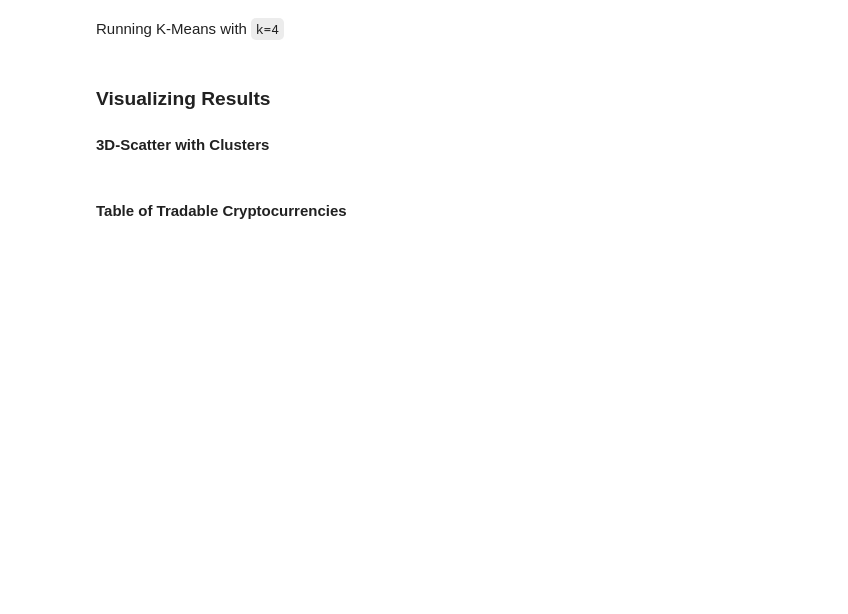
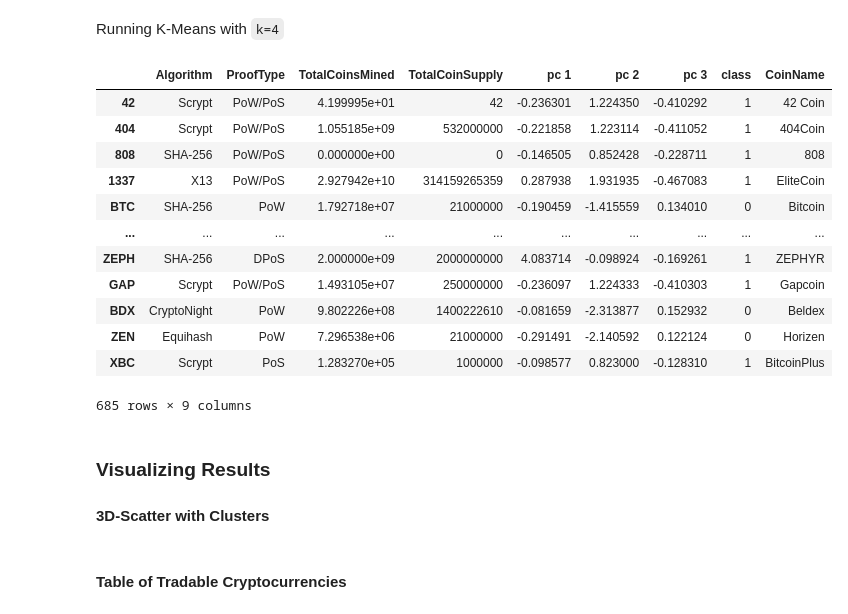
Before and after one commit to Kmaldonado18/unit13-challenge, a Jupyter notebook: Starter_Files/crypto_clustering.ipynb, the cells around one changed output. Cells and saved outputs as stored; diff of their text form; code cells hidden in the pictures; blank space fills up the shorter version.

```diff
--- a/Starter_Files/crypto_clustering.ipynb
+++ b/Starter_Files/crypto_clustering.ipynb
@@ -246,3 +246,7 @@ crypto_pca_df.head()
 | 2 | -0.146505 | 0.852428 | -0.228711 |
 | 3 | 0.287938 | 1.931935 | -0.467083 |
 | 4 | -0.190459 | -1.415559 | 0.134010 |
+# %%
+#use the crypto_df.index as the index for this new DataFrame.
+pcs_df=pcs_df.set_index(crypto_df.index)
+pcs_df
@@ -254,7 +272,13 @@ crypto_pca_df.head()
 inertia = []
 k = list(range(1, 11))
 
-# Calculate the inertia for the range ok k values
-
+# Calculate the inertia for the range of k values
+for i in k:
+    km = KMeans(n_clusters=i, random_state=0)
+    km.fit(pcs_df)
+    inertia.append(km.inertia_)
 
 # Create the Elbow Curve using hvPlot
+elbow_data = {"k": k, "inertia": inertia}
+df_elbow = pd.DataFrame(elbow_data)
+df_elbow.hvplot.line(x="k", y="inertia", xticks=k, title="Elbow Curve")
@@ -262,12 +290,34 @@ k = list(range(1, 11))
 Running K-Means with `k=4`
 # %%
 # Initialize the K-Means model
+model = KMeans(n_clusters=4, random_state=0)
 
 # Fit the model
+model.fit(pcs_df)
 
 # Predict clusters
+predictions = model.predict(pcs_df)
 
 # Create a new DataFrame including predicted clusters and cryptocurrencies features
+pcs_df["class"] = model.labels_
+pcs_df.head()
+
+clustered_df = pd.concat([crypto_df, pcs_df, coins_name], join="inner", axis=1)
+clustered_df
+# %% [output]
+|  | Algorithm | ProofType | TotalCoinsMined | TotalCoinSupply | pc 1 | pc 2 | pc 3 | class | CoinName |
+| 42 | Scrypt | PoW/PoS | 4.199995e+01 | 42 | -0.236301 | 1.224350 | -0.410292 | 1 | 42 Coin |
+| 404 | Scrypt | PoW/PoS | 1.055185e+09 | 532000000 | -0.221858 | 1.223114 | -0.411052 | 1 | 404Coin |
+| 808 | SHA-256 | PoW/PoS | 0.000000e+00 | 0 | -0.146505 | 0.852428 | -0.228711 | 1 | 808 |
+| 1337 | X13 | PoW/PoS | 2.927942e+10 | 314159265359 | 0.287938 | 1.931935 | -0.467083 | 1 | EliteCoin |
+| BTC | SHA-256 | PoW | 1.792718e+07 | 21000000 | -0.190459 | -1.415559 | 0.134010 | 0 | Bitcoin |
+| ... | ... | ... | ... | ... | ... | ... | ... | ... | ... |
+| ZEPH | SHA-256 | DPoS | 2.000000e+09 | 2000000000 | 4.083714 | -0.098924 | -0.169261 | 1 | ZEPHYR |
+| GAP | Scrypt | PoW/PoS | 1.493105e+07 | 250000000 | -0.236097 | 1.224333 | -0.410303 | 1 | Gapcoin |
+| BDX | CryptoNight | PoW | 9.802226e+08 | 1400222610 | -0.081659 | -2.313877 | 0.152932 | 0 | Beldex |
+| ZEN | Equihash | PoW | 7.296538e+06 | 21000000 | -0.291491 | -2.140592 | 0.122124 | 0 | Horizen |
+| XBC | Scrypt | PoS | 1.283270e+05 | 1000000 | -0.098577 | 0.823000 | -0.128310 | 1 | BitcoinPlus |
+685 rows × 9 columns
 # %% [markdown]
 ### Visualizing Results
 
```
Also changed, not shown: parts of 3 cells of this notebook.
